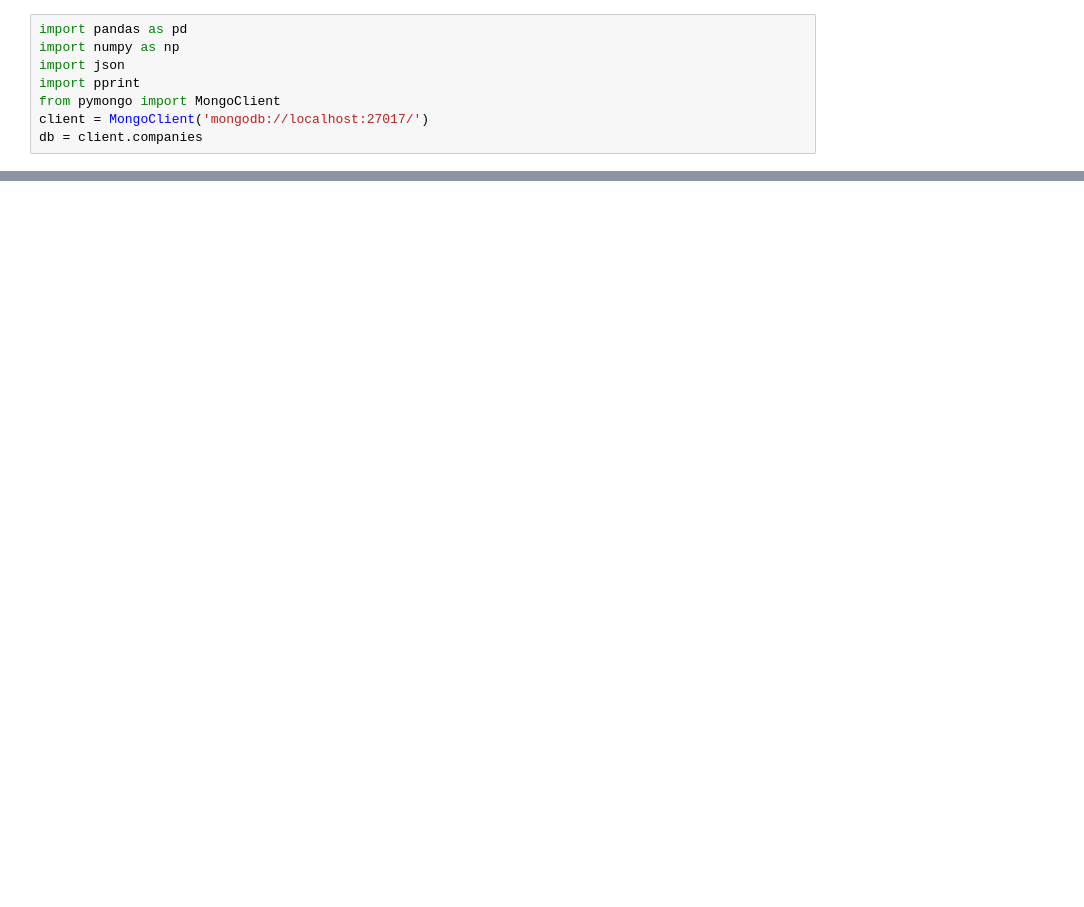
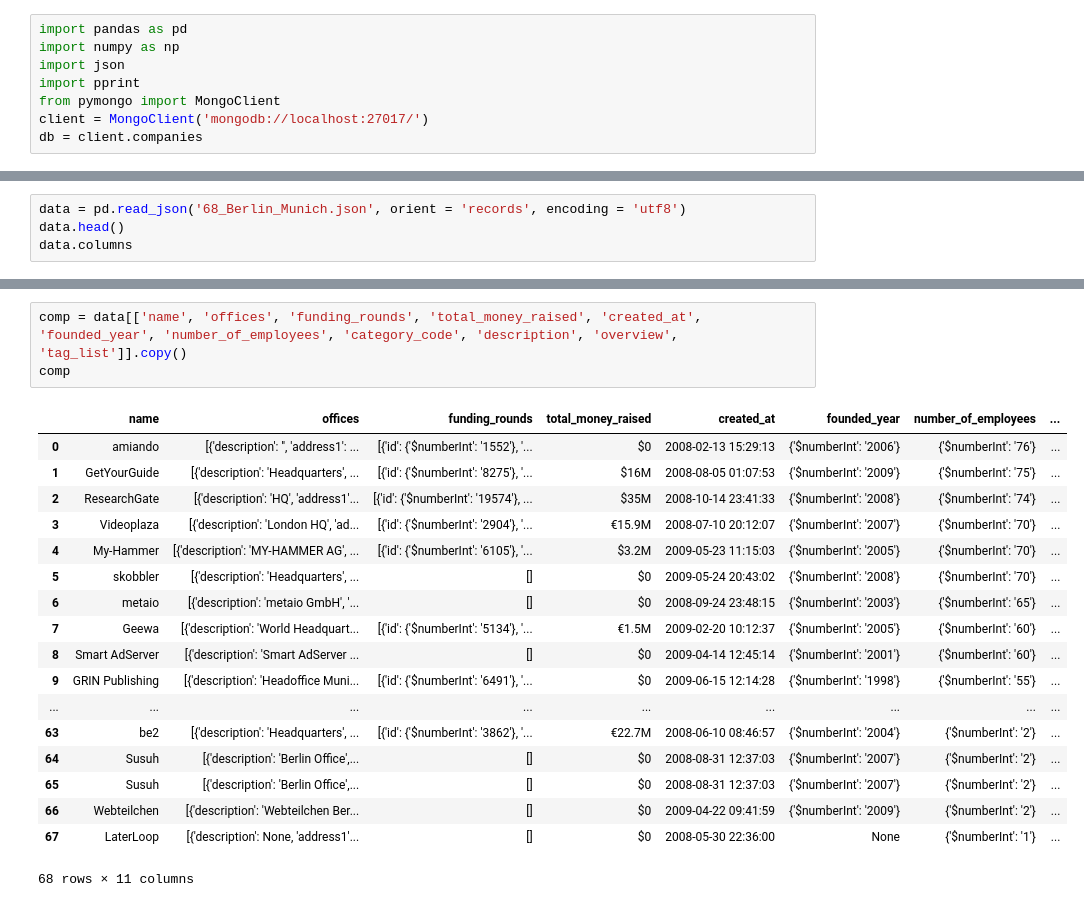
Before and after one commit to emachadoc/visualizing-real-world-data-project, a Jupyter notebook: Clean Companies.ipynb, the cells around one changed output, grey strips where cells are left out. Saved outputs shown, nothing was run; the diff lists cells and outputs as text; blank space fills up the shorter version.

```diff
--- a/Clean Companies.ipynb
+++ b/Clean Companies.ipynb
@@ -24,0 +9,4 @@ companies.head()
+# %%
+data = pd.read_json('68_Berlin_Munich.json', orient = 'records', encoding = 'utf8')
+data.head()
+data.columns
@@ -24,0 +25,22 @@ companies.head()
+# %%
+comp = data[['name', 'offices', 'funding_rounds', 'total_money_raised', 'created_at', 'founded_year', 'number_of_employees', 'category_code', 'description', 'overview', 'tag_list']].copy()
+comp
+# %% [output]
+|  | name | offices | funding_rounds | total_money_raised | created_at | founded_year | number_of_employees | ... |
+| 0 | amiando | [{'description': '', 'address1': ... | [{'id': {'$numberInt': '1552'}, '... | $0 | 2008-02-13 15:29:13 | {'$numberInt': '2006'} | {'$numberInt': '76'} | ... |
+| 1 | GetYourGuide | [{'description': 'Headquarters', ... | [{'id': {'$numberInt': '8275'}, '... | $16M | 2008-08-05 01:07:53 | {'$numberInt': '2009'} | {'$numberInt': '75'} | ... |
+| 2 | ResearchGate | [{'description': 'HQ', 'address1'... | [{'id': {'$numberInt': '19574'}, ... | $35M | 2008-10-14 23:41:33 | {'$numberInt': '2008'} | {'$numberInt': '74'} | ... |
+| 3 | Videoplaza | [{'description': 'London HQ', 'ad... | [{'id': {'$numberInt': '2904'}, '... | €15.9M | 2008-07-10 20:12:07 | {'$numberInt': '2007'} | {'$numberInt': '70'} | ... |
+| 4 | My-Hammer | [{'description': 'MY-HAMMER AG', ... | [{'id': {'$numberInt': '6105'}, '... | $3.2M | 2009-05-23 11:15:03 | {'$numberInt': '2005'} | {'$numberInt': '70'} | ... |
+| 5 | skobbler | [{'description': 'Headquarters', ... | [] | $0 | 2009-05-24 20:43:02 | {'$numberInt': '2008'} | {'$numberInt': '70'} | ... |
+| 6 | metaio | [{'description': 'metaio GmbH', '... | [] | $0 | 2008-09-24 23:48:15 | {'$numberInt': '2003'} | {'$numberInt': '65'} | ... |
+| 7 | Geewa | [{'description': 'World Headquart... | [{'id': {'$numberInt': '5134'}, '... | €1.5M | 2009-02-20 10:12:37 | {'$numberInt': '2005'} | {'$numberInt': '60'} | ... |
+| 8 | Smart AdServer | [{'description': 'Smart AdServer ... | [] | $0 | 2009-04-14 12:45:14 | {'$numberInt': '2001'} | {'$numberInt': '60'} | ... |
+| 9 | GRIN Publishing | [{'description': 'Headoffice Muni... | [{'id': {'$numberInt': '6491'}, '... | $0 | 2009-06-15 12:14:28 | {'$numberInt': '1998'} | {'$numberInt': '55'} | ... |
+| ... | ... | ... | ... | ... | ... | ... | ... | ... |
+| 63 | be2 | [{'description': 'Headquarters', ... | [{'id': {'$numberInt': '3862'}, '... | €22.7M | 2008-06-10 08:46:57 | {'$numberInt': '2004'} | {'$numberInt': '2'} | ... |
+| 64 | Susuh | [{'description': 'Berlin Office',... | [] | $0 | 2008-08-31 12:37:03 | {'$numberInt': '2007'} | {'$numberInt': '2'} | ... |
+| 65 | Susuh | [{'description': 'Berlin Office',... | [] | $0 | 2008-08-31 12:37:03 | {'$numberInt': '2007'} | {'$numberInt': '2'} | ... |
+| 66 | Webteilchen | [{'description': 'Webteilchen Ber... | [] | $0 | 2009-04-22 09:41:59 | {'$numberInt': '2009'} | {'$numberInt': '2'} | ... |
+| 67 | LaterLoop | [{'description': None, 'address1'... | [] | $0 | 2008-05-30 22:36:00 | None | {'$numberInt': '1'} | ... |
+68 rows × 11 columns
```
Also changed, not shown: parts of 11 cells of this notebook, 4 other files.
